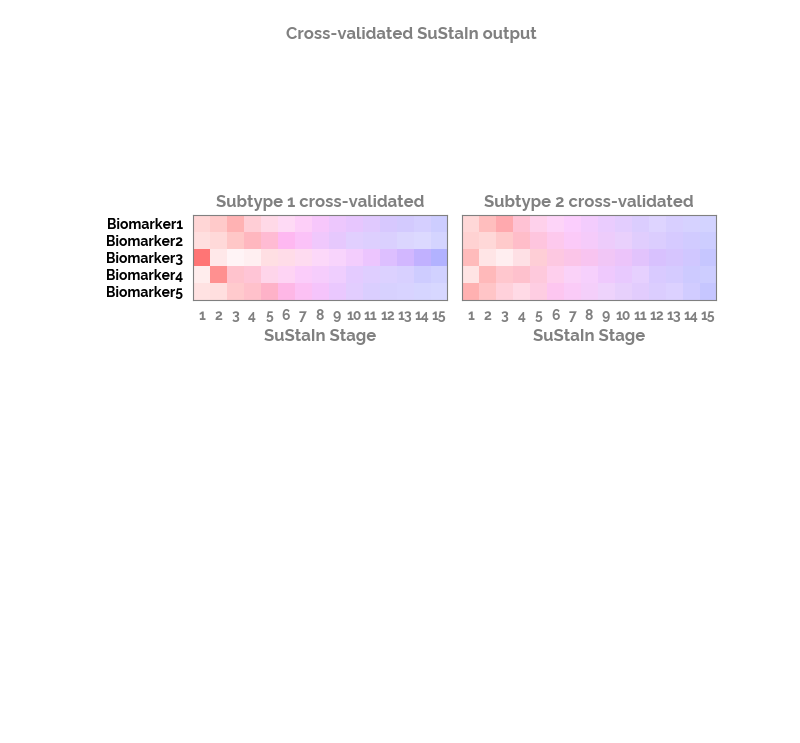
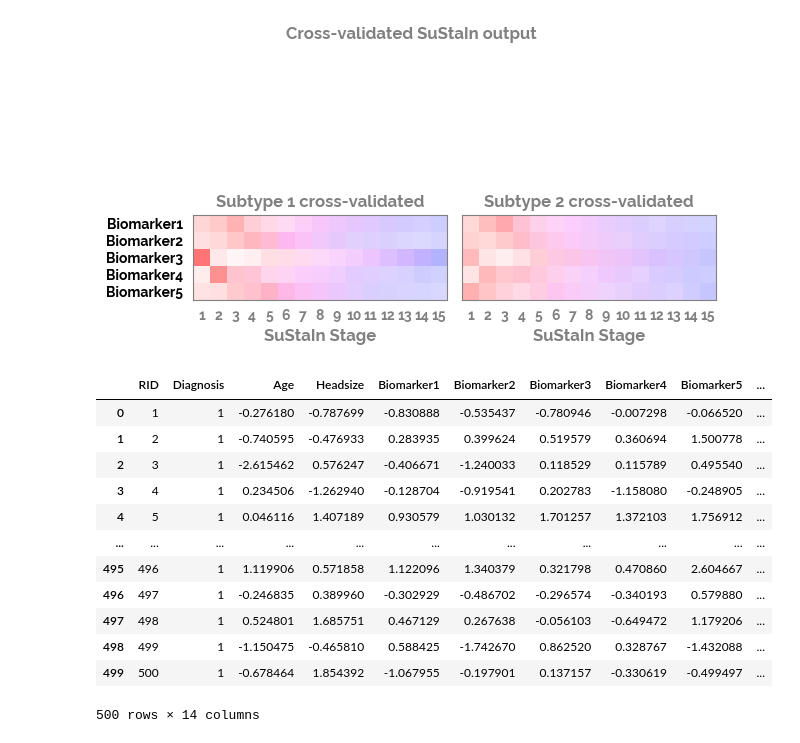
Before and after one commit to jameshtwose/Data-Science, a Jupyter notebook: SuStaIn.ipynb, the cells around one changed output. Saved outputs shown, nothing was run; the diff lists cells and outputs as text; code cells hidden in the pictures; blank space fills up the shorter version.

```diff
--- a/SuStaIn.ipynb
+++ b/SuStaIn.ipynb
@@ -379,3 +381,19 @@ _ = plt.suptitle('Cross-validated SuStaIn output')
 # %% [output]
 [figure]
 [figure]
+# %%
+zdata
+# %% [output]
+|  | RID | Diagnosis | Age | Headsize | Biomarker1 | Biomarker2 | Biomarker3 | Biomarker4 | Biomarker5 | ... |
+| 0 | 1 | 1 | -0.276180 | -0.787699 | -0.830888 | -0.535437 | -0.780946 | -0.007298 | -0.066520 | ... |
+| 1 | 2 | 1 | -0.740595 | -0.476933 | 0.283935 | 0.399624 | 0.519579 | 0.360694 | 1.500778 | ... |
+| 2 | 3 | 1 | -2.615462 | 0.576247 | -0.406671 | -1.240033 | 0.118529 | 0.115789 | 0.495540 | ... |
+| 3 | 4 | 1 | 0.234506 | -1.262940 | -0.128704 | -0.919541 | 0.202783 | -1.158080 | -0.248905 | ... |
+| 4 | 5 | 1 | 0.046116 | 1.407189 | 0.930579 | 1.030132 | 1.701257 | 1.372103 | 1.756912 | ... |
+| ... | ... | ... | ... | ... | ... | ... | ... | ... | ... | ... |
+| 495 | 496 | 1 | 1.119906 | 0.571858 | 1.122096 | 1.340379 | 0.321798 | 0.470860 | 2.604667 | ... |
+| 496 | 497 | 1 | -0.246835 | 0.389960 | -0.302929 | -0.486702 | -0.296574 | -0.340193 | 0.579880 | ... |
+| 497 | 498 | 1 | 0.524801 | 1.685751 | 0.467129 | 0.267638 | -0.056103 | -0.649472 | 1.179206 | ... |
+| 498 | 499 | 1 | -1.150475 | -0.465810 | 0.588425 | -1.742670 | 0.862520 | 0.328767 | -1.432088 | ... |
+| 499 | 500 | 1 | -0.678464 | 1.854392 | -1.067955 | -0.197901 | 0.137157 | -0.330619 | -0.499497 | ... |
+500 rows × 14 columns
```
Also changed, not shown: parts of 4 cells of this notebook, 4 other files.
